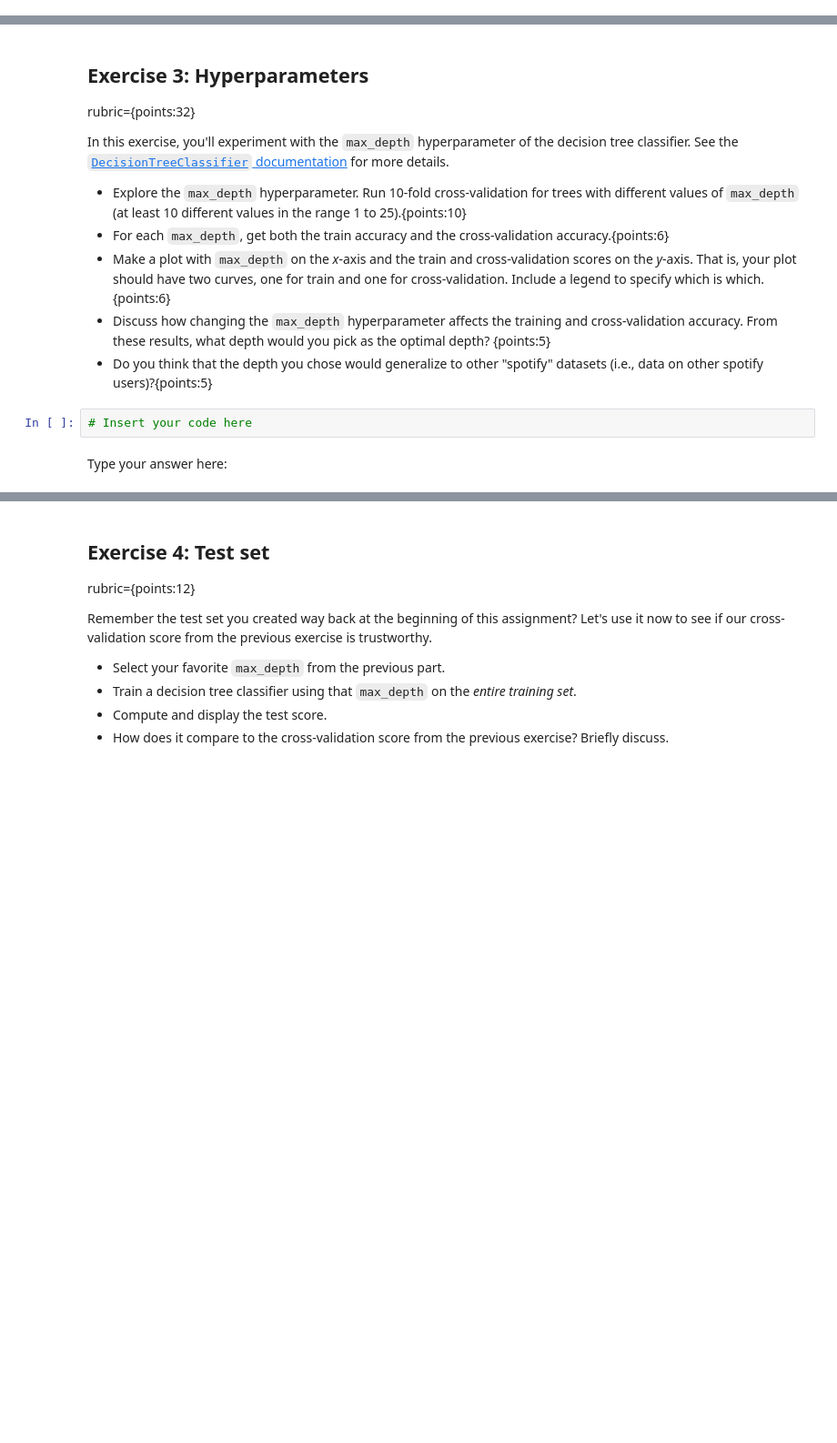
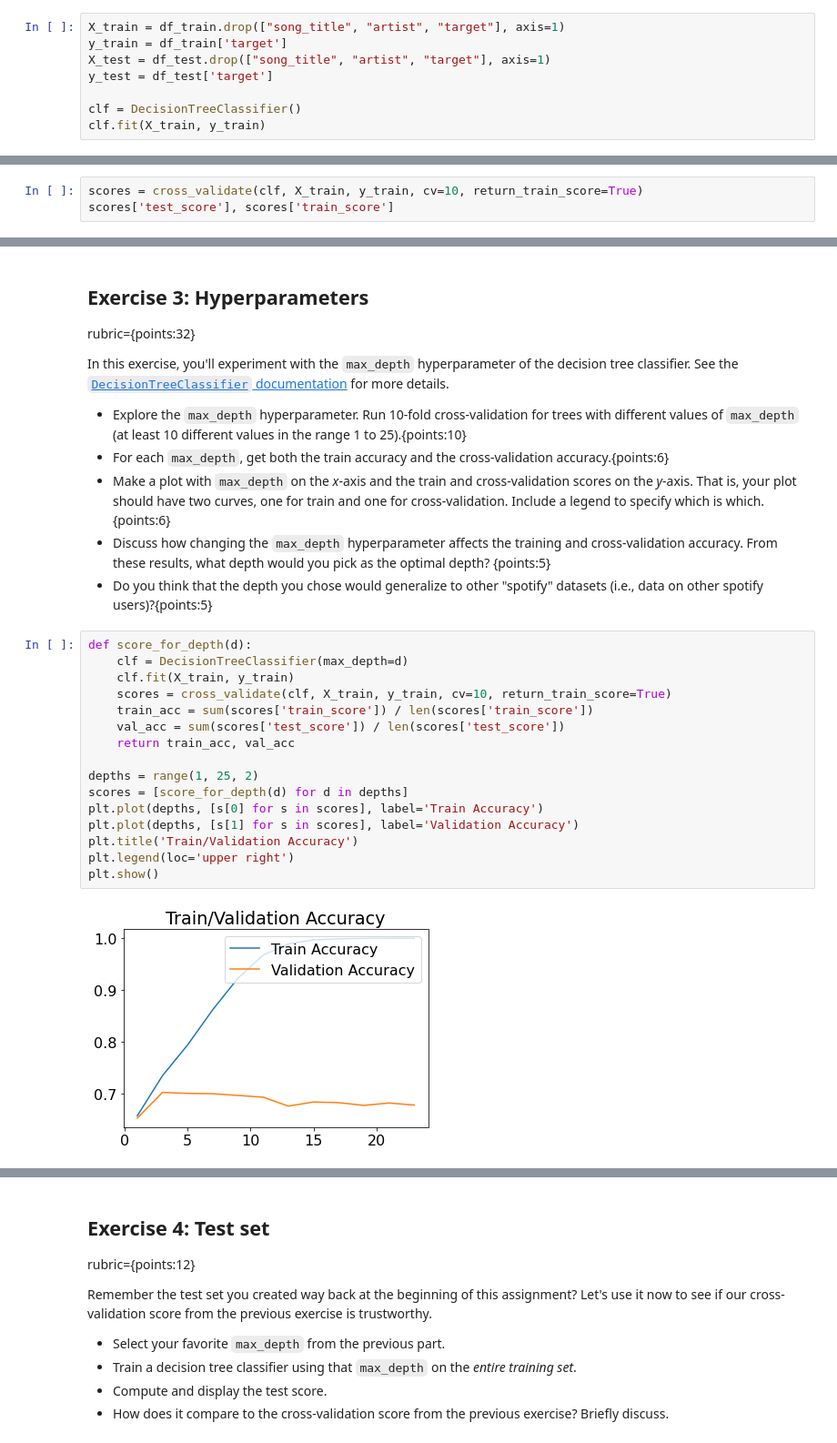
Before and after one commit to CarsonFox/MachineLearning, a Jupyter notebook: HW2/CS4320_hw2.ipynb, the cells around one changed output, grey strips where cells are left out. Shown: that part at 91% size. Cells and saved outputs as stored; diff of their text form; blank space fills up the shorter version.

```diff
--- a/HW2/CS4320_hw2.ipynb
+++ b/HW2/CS4320_hw2.ipynb
@@ -174,0 +183,8 @@ rubric={points:4}
+# %%
+X_train = df_train.drop(["song_title", "artist", "target"], axis=1)
+y_train = df_train['target']
+X_test = df_test.drop(["song_title", "artist", "target"], axis=1)
+y_test = df_test['target']
+
+clf = DecisionTreeClassifier()
+clf.fit(X_train, y_train)
@@ -203,0 +230,3 @@ Type the answer of third question here:
+# %%
+scores = cross_validate(clf, X_train, y_train, cv=10, return_train_score=True)
+scores['test_score'], scores['train_score']
@@ -226,7 +262,21 @@ In this exercise, you'll experiment with the `max_depth` hyperparameter of the d
 - Make a plot with `max_depth` on the *x*-axis and the train and cross-validation scores on the *y*-axis. That is, your plot should have two curves, one for train and one for cross-validation. Include a legend to specify which is which.{points:6}
 - Discuss how changing the `max_depth` hyperparameter affects the training and cross-validation accuracy. From these results, what depth would you pick as the optimal depth? {points:5}
 - Do you think that the depth you chose would generalize to other "spotify" datasets (i.e., data on other spotify users)?{points:5}
-# %%
-# Insert your code here
-# %% [markdown]
-Type your answer here:
+# %%
+def score_for_depth(d):
+    clf = DecisionTreeClassifier(max_depth=d)
+    clf.fit(X_train, y_train)
+    scores = cross_validate(clf, X_train, y_train, cv=10, return_train_score=True)
+    train_acc = sum(scores['train_score']) / len(scores['train_score'])
+    val_acc = sum(scores['test_score']) / len(scores['test_score'])
+    return train_acc, val_acc
+
+depths = range(1, 25, 2)
+scores = [score_for_depth(d) for d in depths]
+plt.plot(depths, [s[0] for s in scores], label='Train Accuracy')
+plt.plot(depths, [s[1] for s in scores], label='Validation Accuracy')
+plt.title('Train/Validation Accuracy')
+plt.legend(loc='upper right')
+plt.show()
+# %% [output]
+[figure, added]
```
Also changed, not shown: parts of 29 cells of this notebook.
